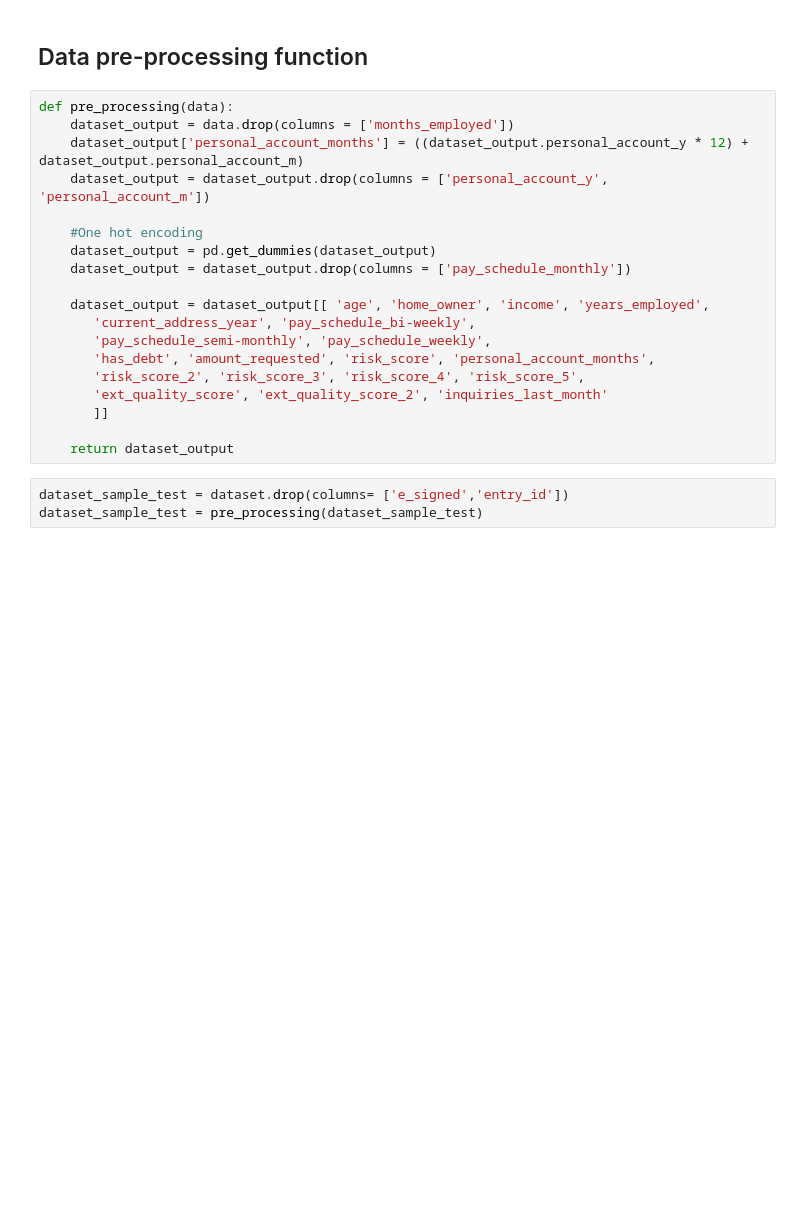
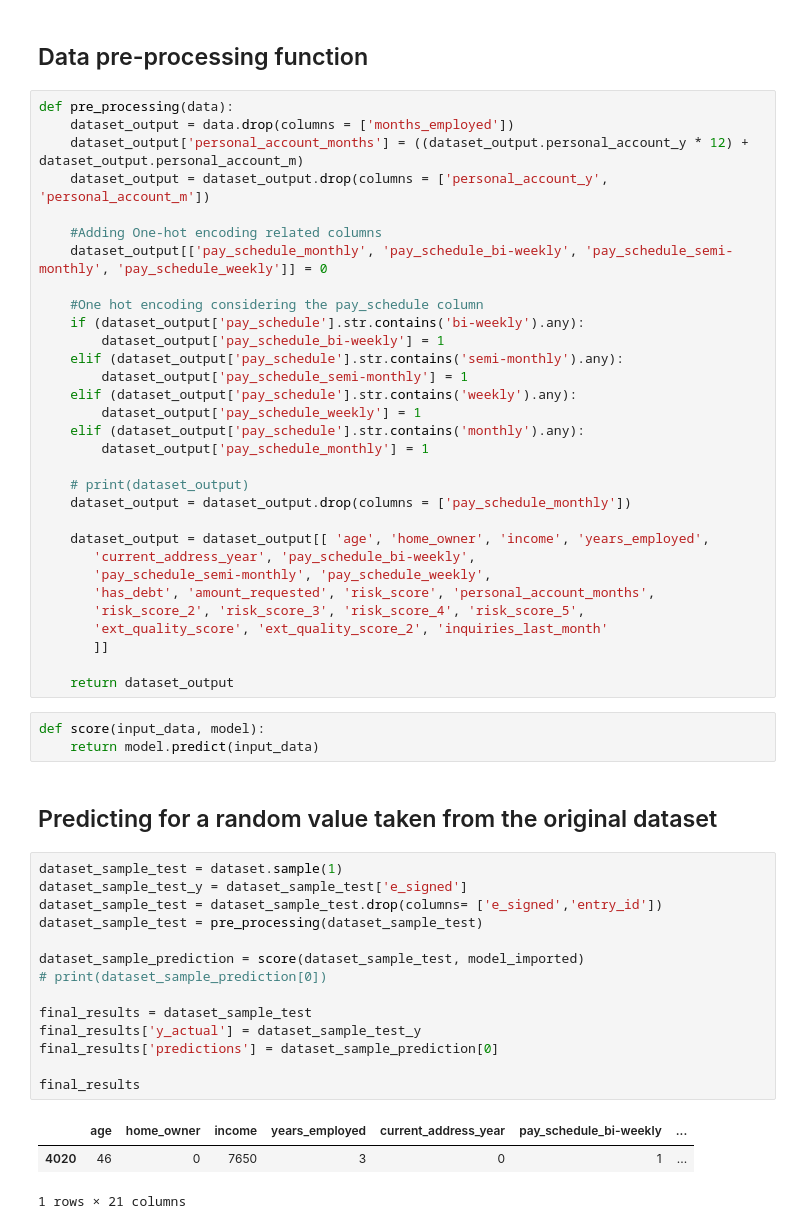
Before and after one commit to ranushw/MachineLearning, a Jupyter notebook: Capstone_Project/test.ipynb, the cells around one changed output. Cells and saved outputs as stored; diff of their text form; blank space fills up the shorter version.

```diff
--- a/Capstone_Project/test.ipynb
+++ b/Capstone_Project/test.ipynb
@@ -441,8 +436,20 @@ def pre_processing(data):
     dataset_output['personal_account_months'] = ((dataset_output.personal_account_y * 12) + dataset_output.personal_account_m)
     dataset_output = dataset_output.drop(columns = ['personal_account_y', 'personal_account_m'])
 
-    #One hot encoding
-    dataset_output = pd.get_dummies(dataset_output)
+    #Adding One-hot encoding related columns
+    dataset_output[['pay_schedule_monthly', 'pay_schedule_bi-weekly', 'pay_schedule_semi-monthly', 'pay_schedule_weekly']] = 0
+
+    #One hot encoding considering the pay_schedule column
+    if (dataset_output['pay_schedule'].str.contains('bi-weekly').any):
+        dataset_output['pay_schedule_bi-weekly'] = 1
+    elif (dataset_output['pay_schedule'].str.contains('semi-monthly').any):
+        dataset_output['pay_schedule_semi-monthly'] = 1
+    elif (dataset_output['pay_schedule'].str.contains('weekly').any):
+        dataset_output['pay_schedule_weekly'] = 1
+    elif (dataset_output['pay_schedule'].str.contains('monthly').any):
+        dataset_output['pay_schedule_monthly'] = 1
+
+    # print(dataset_output)
     dataset_output = dataset_output.drop(columns = ['pay_schedule_monthly'])
 
     dataset_output = dataset_output[[ 'age', 'home_owner', 'income', 'years_employed',
@@ -454,6 +461,26 @@ def pre_processing(data):
        ]]
 
     return dataset_output
-# %%
-dataset_sample_test = dataset.drop(columns= ['e_signed','entry_id'])
-dataset_sample_test = pre_processing(dataset_sample_test)
+# %%
+def score(input_data, model):
+    return model.predict(input_data)
+# %% [markdown]
+<h2> Predicting for a random value taken from the original dataset
+# %%
+dataset_sample_test = dataset.sample(1)
+dataset_sample_test_y = dataset_sample_test['e_signed']
+dataset_sample_test = dataset_sample_test.drop(columns= ['e_signed','entry_id'])
+dataset_sample_test = pre_processing(dataset_sample_test)
+
+dataset_sample_prediction = score(dataset_sample_test, model_imported)
+# print(dataset_sample_prediction[0])
+
+final_results = dataset_sample_test
+final_results['y_actual'] = dataset_sample_test_y
+final_results['predictions'] = dataset_sample_prediction[0]
+
+final_results
+# %% [output]
+|  | age | home_owner | income | years_employed | current_address_year | pay_schedule_bi-weekly | ... |
+| 4020 | 46 | 0 | 7650 | 3 | 0 | 1 | ... |
+1 rows × 21 columns
```
Also changed, not shown: parts of 6 cells of this notebook.
